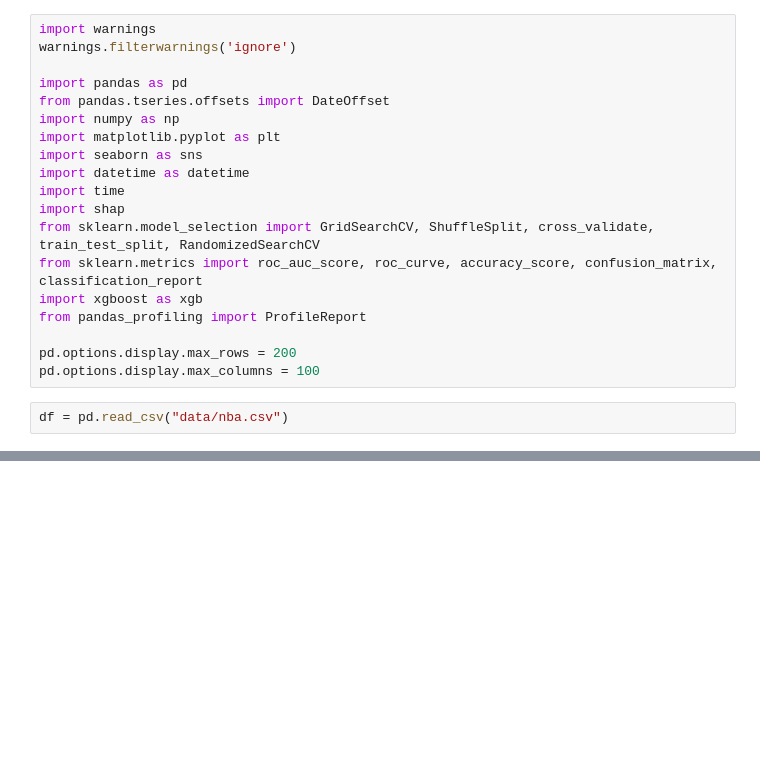
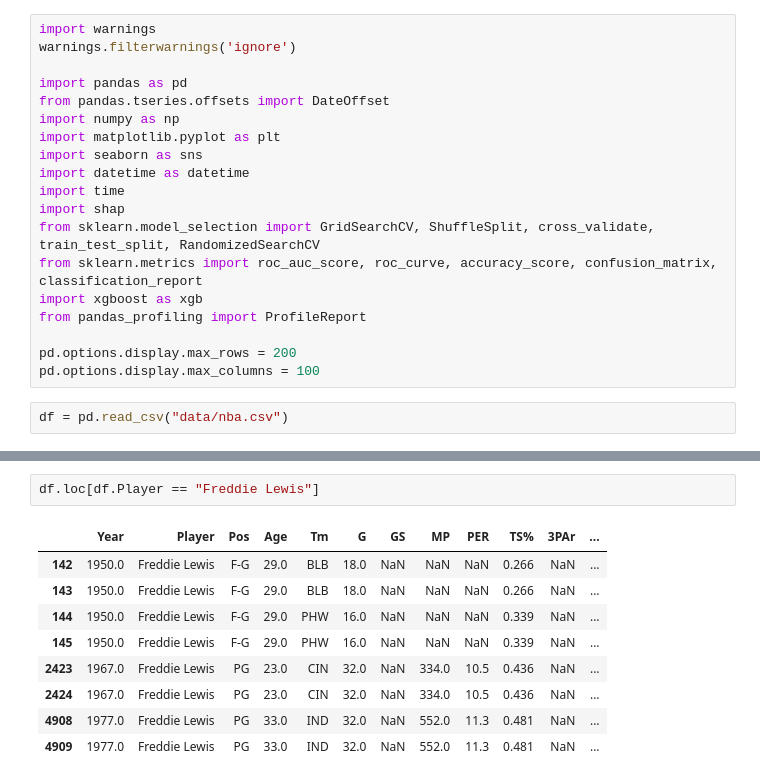
Before and after one commit to alev30/sideprojects, a Jupyter notebook: nba_sideprojects/nba_eda.ipynb, the cells around one changed output, grey strips where cells are left out. Drawn from its saved outputs; the diff is of its cells as text; blank space fills up the shorter version.

```diff
--- a/nba_sideprojects/nba_eda.ipynb
+++ b/nba_sideprojects/nba_eda.ipynb
@@ -85,0 +135,12 @@ df.loc[df.name == "Michael Jordan"]
+# %%
+df.loc[df.Player == "Freddie Lewis"]
+# %% [output]
+|  | Year | Player | Pos | Age | Tm | G | GS | MP | PER | TS% | 3PAr | ... |
+| 142 | 1950.0 | Freddie Lewis | F-G | 29.0 | BLB | 18.0 | NaN | NaN | NaN | 0.266 | NaN | ... |
+| 143 | 1950.0 | Freddie Lewis | F-G | 29.0 | BLB | 18.0 | NaN | NaN | NaN | 0.266 | NaN | ... |
+| 144 | 1950.0 | Freddie Lewis | F-G | 29.0 | PHW | 16.0 | NaN | NaN | NaN | 0.339 | NaN | ... |
+| 145 | 1950.0 | Freddie Lewis | F-G | 29.0 | PHW | 16.0 | NaN | NaN | NaN | 0.339 | NaN | ... |
+| 2423 | 1967.0 | Freddie Lewis | PG | 23.0 | CIN | 32.0 | NaN | 334.0 | 10.5 | 0.436 | NaN | ... |
+| 2424 | 1967.0 | Freddie Lewis | PG | 23.0 | CIN | 32.0 | NaN | 334.0 | 10.5 | 0.436 | NaN | ... |
+| 4908 | 1977.0 | Freddie Lewis | PG | 33.0 | IND | 32.0 | NaN | 552.0 | 11.3 | 0.481 | NaN | ... |
+| 4909 | 1977.0 | Freddie Lewis | PG | 33.0 | IND | 32.0 | NaN | 552.0 | 11.3 | 0.481 | NaN | ... |
```
Also changed, not shown: parts of 14 cells of this notebook, 1 other file.
